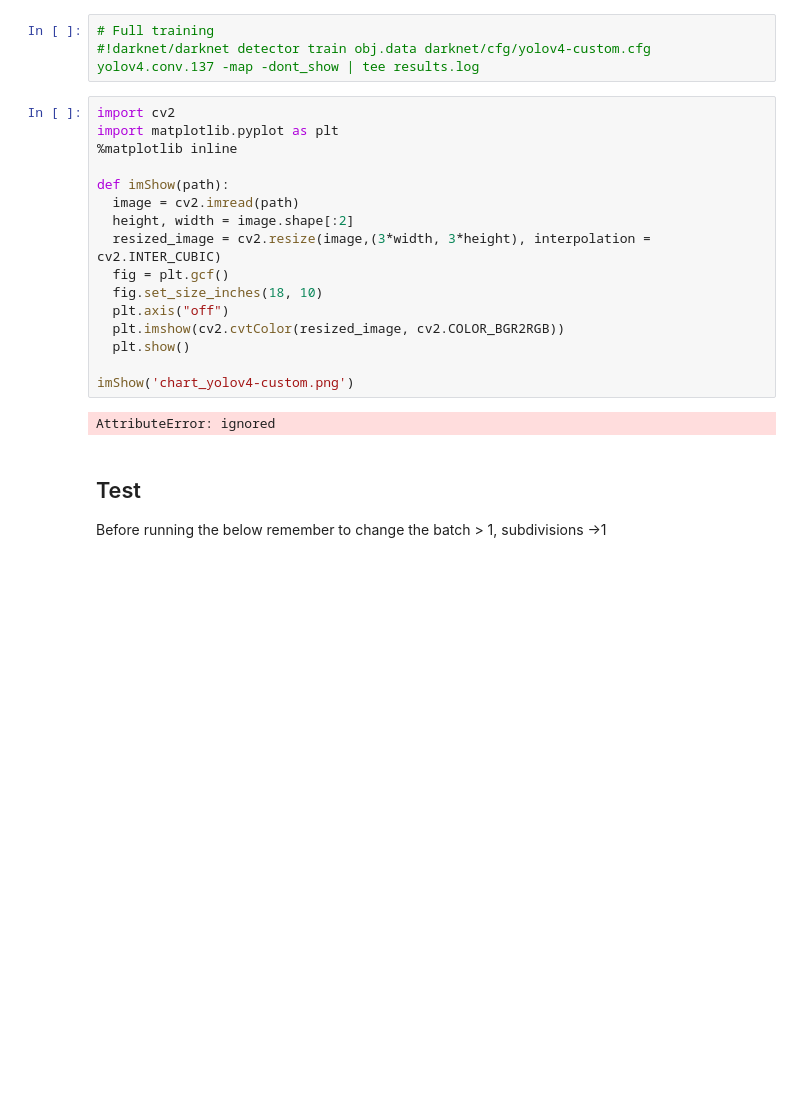
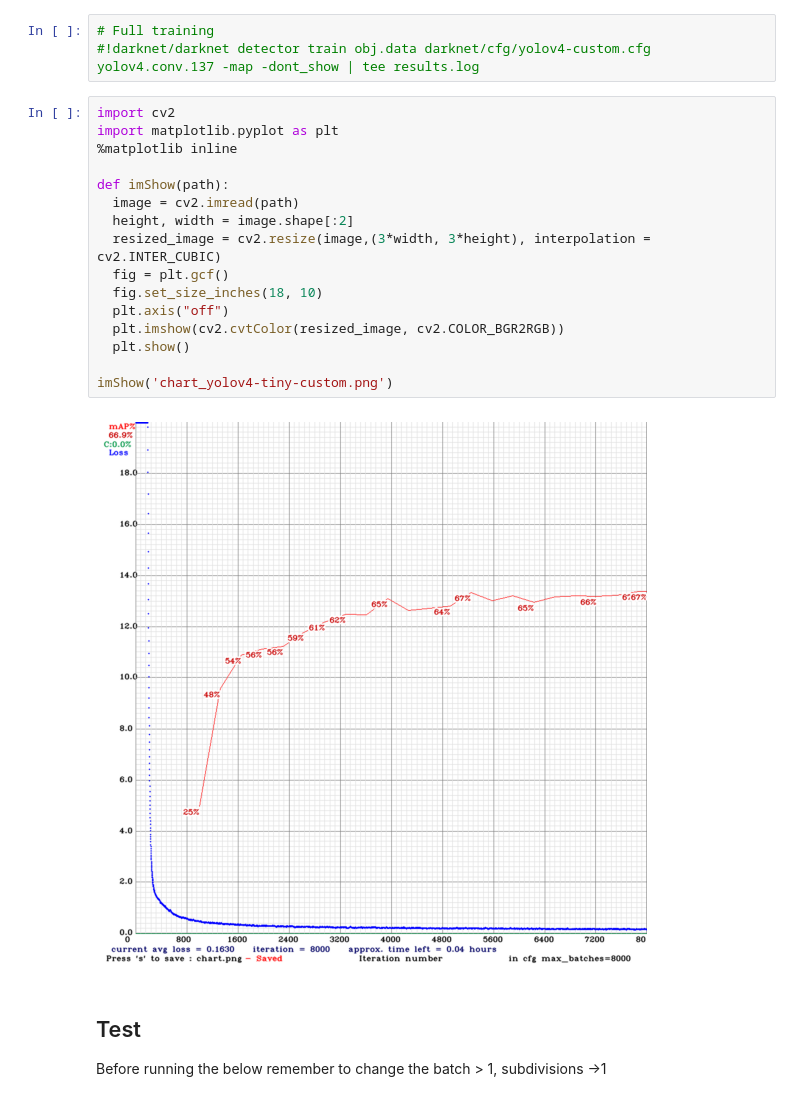
Before and after one commit to sriksmachi/rbei, a Jupyter notebook: obstacle_detection_for_home_cleaning_robots_v2.ipynb, the cells around one changed output. Saved outputs shown, nothing was run; the diff lists cells and outputs as text; blank space fills up the shorter version.

```diff
--- a/obstacle_detection_for_home_cleaning_robots_v2.ipynb
+++ b/obstacle_detection_for_home_cleaning_robots_v2.ipynb
@@ -356,21 +367,21 @@ v3 (iou lo
 # %%
 import cv2
 import matplotlib.pyplot as plt
 %matplotlib inline
 
 def imShow(path):
   image = cv2.imread(path)
   height, width = image.shape[:2]
   resized_image = cv2.resize(image,(3*width, 3*height), interpolation = cv2.INTER_CUBIC)
   fig = plt.gcf()
   fig.set_size_inches(18, 10)
   plt.axis("off")
   plt.imshow(cv2.cvtColor(resized_image, cv2.COLOR_BGR2RGB))
   plt.show()
 
-imShow('chart_yolov4-custom.png')
+imShow('chart_yolov4-tiny-custom.png')
 # %% [output]
-AttributeError: ignored
+[figure, added]
 # %% [markdown]
 ## Test
 
```
Also changed, not shown: parts of 15 cells of this notebook.
